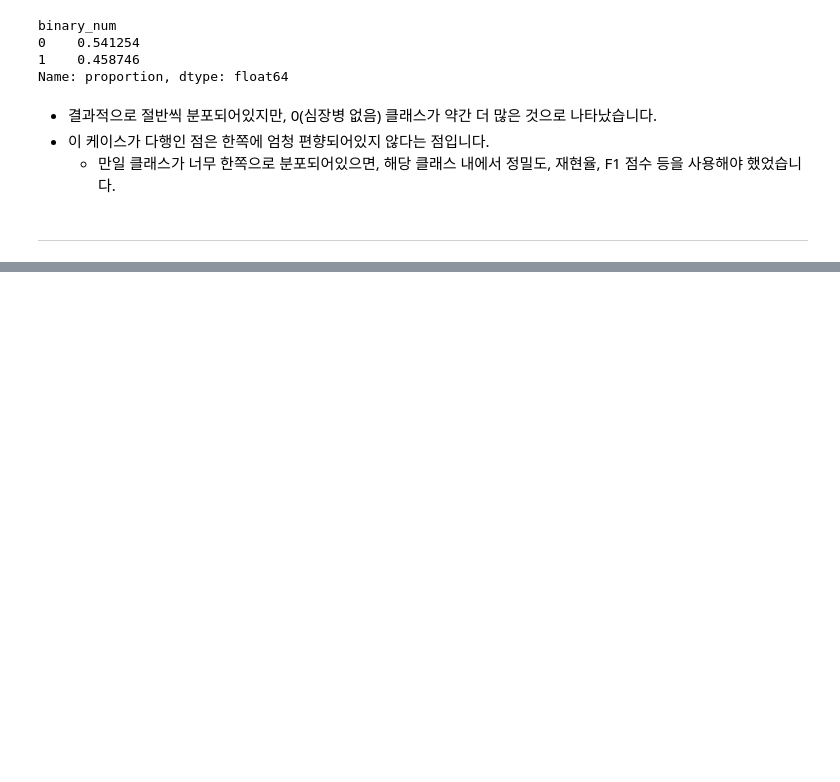
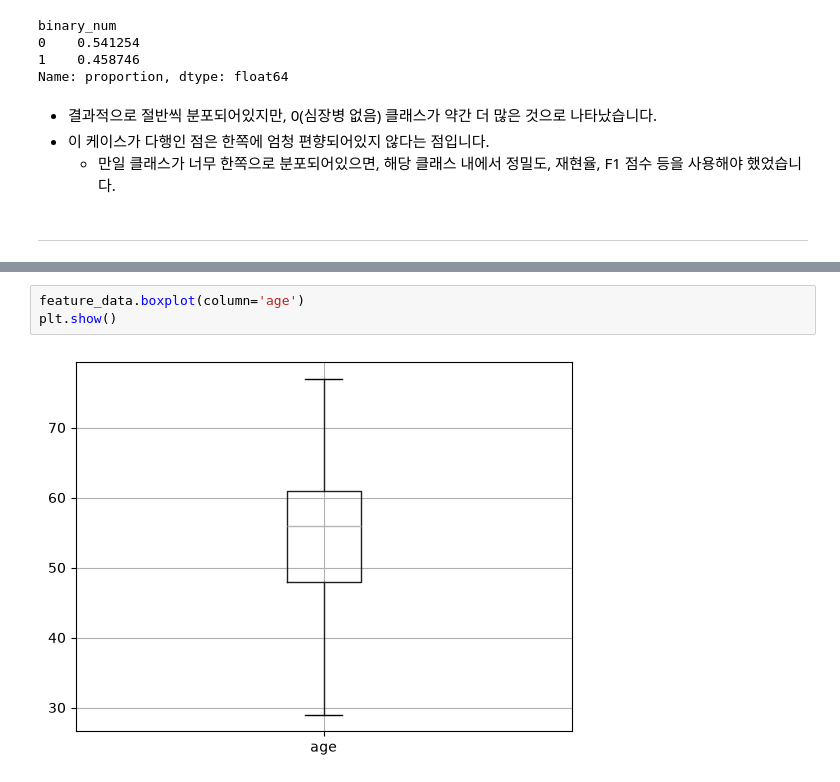
Before and after one commit to SCESecure/Predict_Heart_Diseases, a Jupyter notebook: notebooks/01_eda_preprocessing.ipynb, the cells around one changed output, grey strips where cells are left out. Drawn from its saved outputs; the diff is of its cells as text; blank space fills up the shorter version.

```diff
--- a/notebooks/01_eda_preprocessing.ipynb
+++ b/notebooks/01_eda_preprocessing.ipynb
@@ -170,0 +244,5 @@ Name: proportion, dtype: float64
+# %%
+feature_data.boxplot(column='age')
+plt.show()
+# %% [output]
+[figure, added]
```
Also changed, not shown: parts of 16 cells of this notebook.
